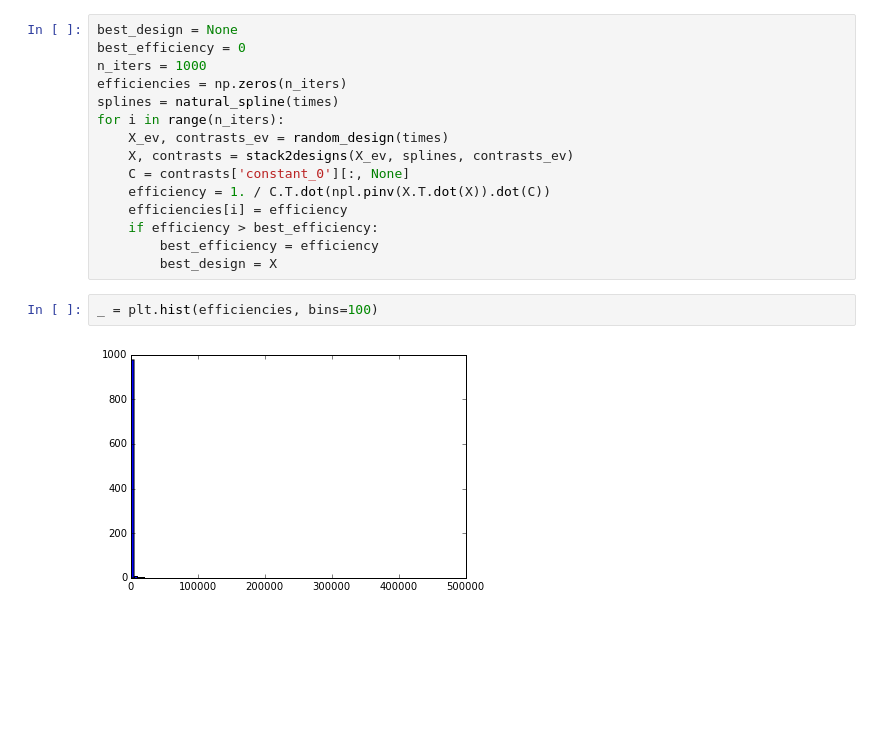
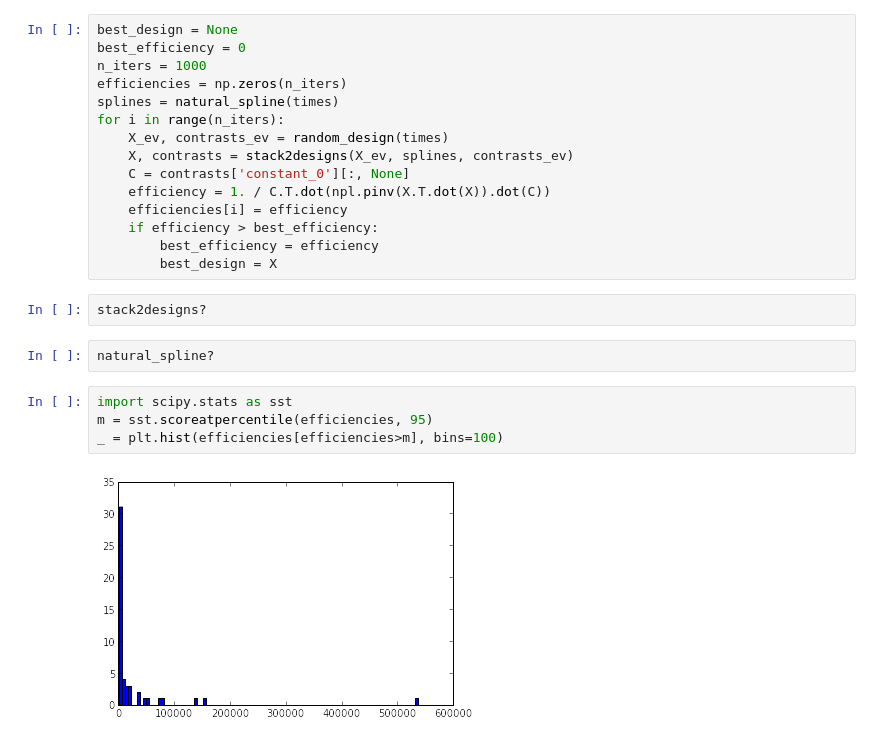
Before and after one commit to practical-neuroimaging/pna-notebooks, a Jupyter notebook: optimizing_designs.ipynb, the cells around one changed output. Drawn from its saved outputs; the diff is of its cells as text; blank space fills up the shorter version.

```diff
--- a/optimizing_designs.ipynb
+++ b/optimizing_designs.ipynb
@@ -73,10 +105,16 @@ for i in range(n_iters):
     if efficiency > best_efficiency:
         best_efficiency = efficiency
         best_design = X
-# %%
-_ = plt.hist(efficiencies, bins=100)
-# %% [output]
-[figure, removed]
+# %%
+stack2designs?
+# %%
+natural_spline?
+# %%
+import scipy.stats as sst
+m = sst.scoreatpercentile(efficiencies, 95)
+_ = plt.hist(efficiencies[efficiencies>m], bins=100)
+# %% [output]
+[figure, added]
 # %%
 efficiency
 # %% [output]
```
Also changed, not shown: parts of 8 cells of this notebook.
